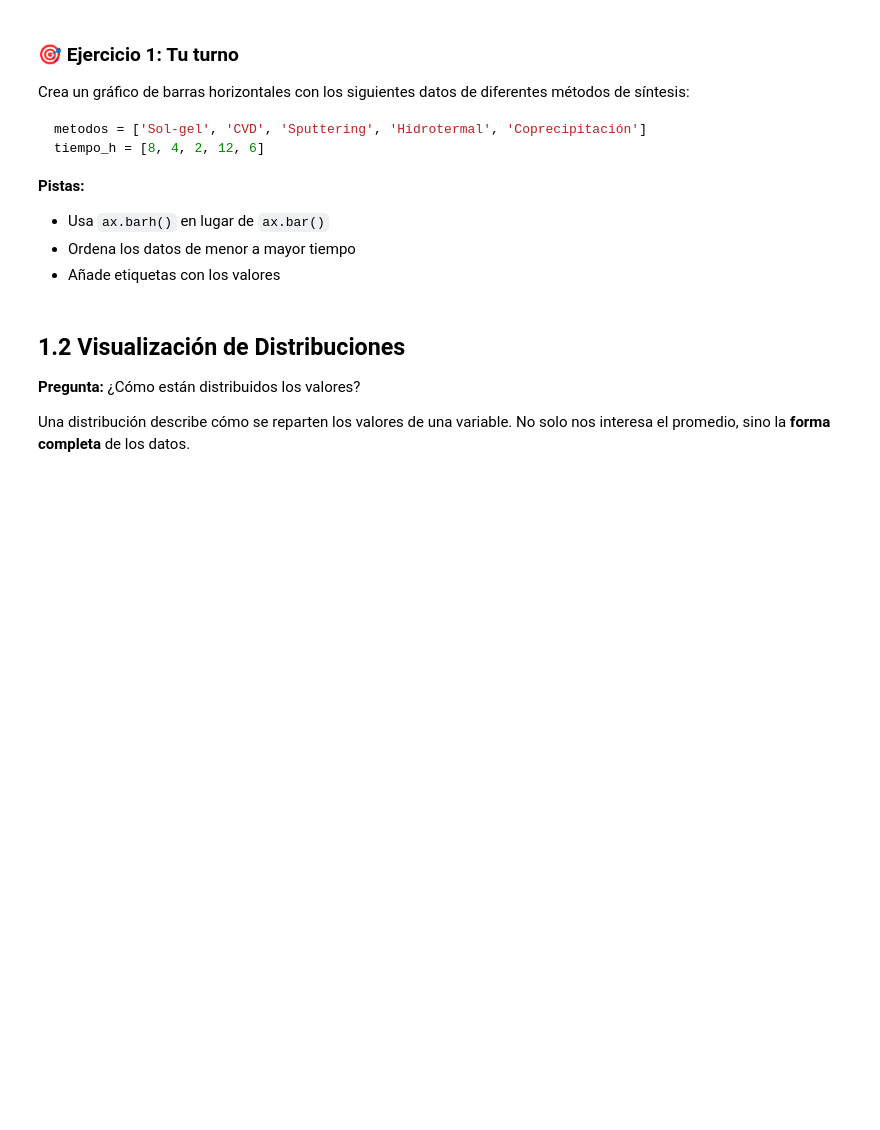
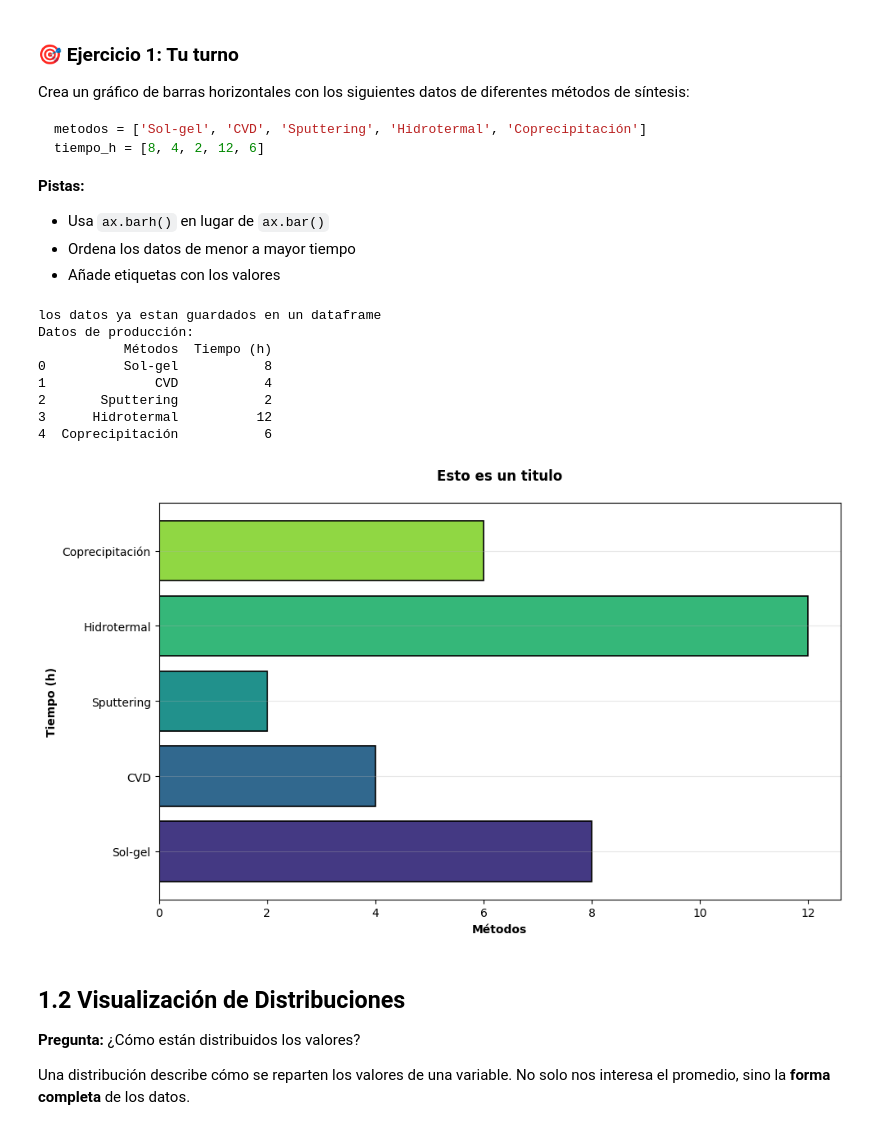
Before and after one commit to andruran/diplomado-IA, a Jupyter notebook: M1-2_Ejercicios_Visualizacion.ipynb, the cells around one changed output. Saved outputs shown, nothing was run; the diff lists cells and outputs as text; code cells hidden in the pictures; blank space fills up the shorter version.

```diff
--- a/M1-2_Ejercicios_Visualizacion.ipynb
+++ b/M1-2_Ejercicios_Visualizacion.ipynb
@@ -197,3 +192,51 @@ tiempo_h = [8, 4, 2, 12, 6]
+# %%
+# TU CÓDIGO AQUÍ
+#my data
+import pandas as pd
+import matplotlib.pyplot as plt
+import seaborn as sns
+metodos = ['Sol-gel', 'CVD', 'Sputtering', 'Hidrotermal', 'Coprecipitación']
+tiempo_h = [8, 4, 2, 12, 6]
+
+# Crear DataFrame
+df_metodos = pd.DataFrame({
+    'Métodos': metodos,
+    'Tiempo (h)': tiempo_h
+})
+print("los datos ya estan guardados en un dataframe")
+print("Datos de producción:")
+print(df_metodos)
+
+# Gráfico de barras: el estándar para comparar cantidades
+fig, ax = plt.subplots(figsize=(10, 6))
+
+# Crear barras con colores diferenciados
+bars = ax.barh(df_metodos['Métodos'],
+              df_metodos['Tiempo (h)'],
+              color=sns.color_palette("viridis", len(metodos)),
+              edgecolor='black',
+              linewidth=1.2)
+
+# Personalización
+ax.set_xlabel('Métodos', fontweight='bold')
+ax.set_ylabel('Tiempo (h)', fontweight='bold')
+ax.set_title('Esto es un titulo',
+             fontweight='bold', pad=20)
+ax.grid(axis='y', alpha=0.3)
+
+
+plt.tight_layout()
+plt.show()
+# %% [output]
+los datos ya estan guardados en un dataframe
+Datos de producción:
+           Métodos  Tiempo (h)
+0          Sol-gel           8
+1              CVD           4
+2       Sputtering           2
+3      Hidrotermal          12
+4  Coprecipitación           6
+[figure, added]
 # %% [markdown]
 ## 1.2 Visualización de Distribuciones
 
```
Also changed, not shown: parts of 1 cell of this notebook.
